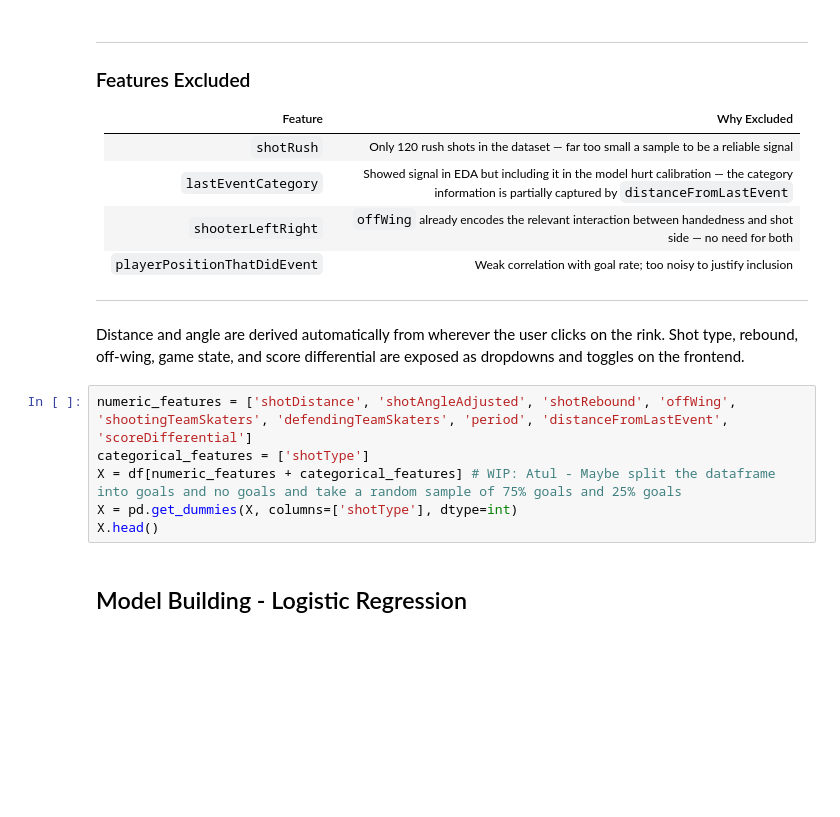
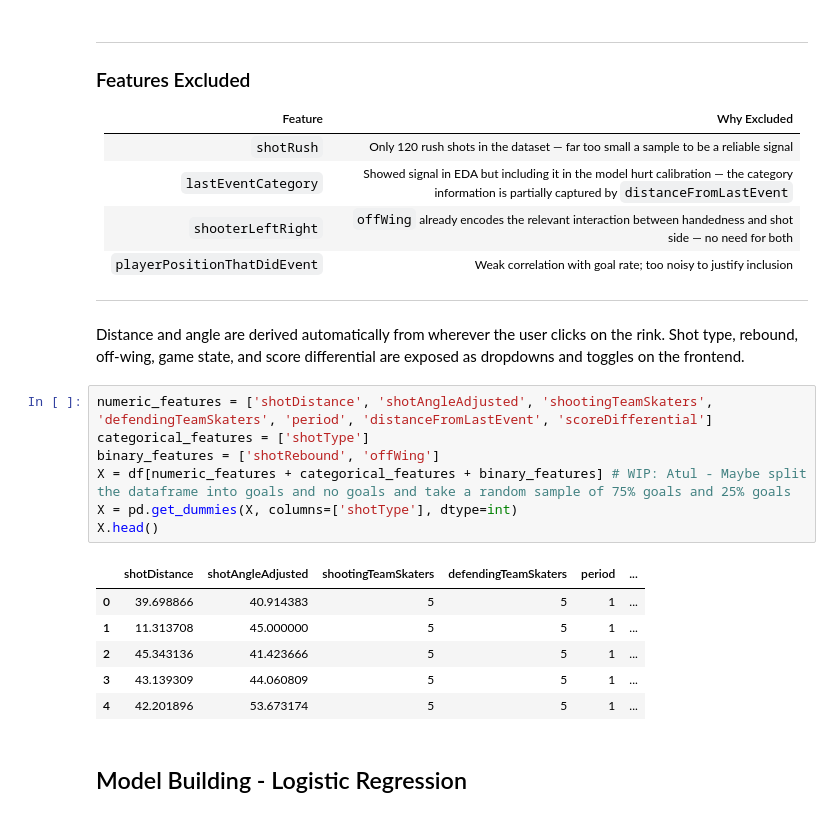
Before and after one commit to siqbal21/NHL-Shot-Probability-Machine-Learning-Model, a Jupyter notebook: backend/xg_model.ipynb, the cells around one changed output. Cells and saved outputs as stored; diff of their text form; blank space fills up the shorter version.

Commit message:
Move shotRebound from numeric_features to new binary_features list

```diff
--- a/backend/xg_model.ipynb
+++ b/backend/xg_model.ipynb
@@ -391,11 +565,19 @@ After completing our EDA, we selected the following features for the model. The
 
 Distance and angle are derived automatically from wherever the user clicks on the rink. Shot type, rebound, off-wing, game state, and score differential are exposed as dropdowns and toggles on the frontend.
 # %%
-numeric_features = ['shotDistance', 'shotAngleAdjusted', 'shotRebound', 'offWing', 'shootingTeamSkaters', 'defendingTeamSkaters', 'period', 'distanceFromLastEvent', 'scoreDifferential']
+numeric_features = ['shotDistance', 'shotAngleAdjusted', 'shootingTeamSkaters', 'defendingTeamSkaters', 'period', 'distanceFromLastEvent', 'scoreDifferential']
 categorical_features = ['shotType']
-X = df[numeric_features + categorical_features] # WIP: Atul - Maybe split the dataframe into goals and no goals and take a random sample of 75% goals and 25% goals
+binary_features = ['shotRebound', 'offWing']
+X = df[numeric_features + categorical_features + binary_features] # WIP: Atul - Maybe split the dataframe into goals and no goals and take a random sample of 75% goals and 25% goals
 X = pd.get_dummies(X, columns=['shotType'], dtype=int)
 X.head()
+# %% [output]
+|  | shotDistance | shotAngleAdjusted | shootingTeamSkaters | defendingTeamSkaters | period | ... |
+| 0 | 39.698866 | 40.914383 | 5 | 5 | 1 | ... |
+| 1 | 11.313708 | 45.000000 | 5 | 5 | 1 | ... |
+| 2 | 45.343136 | 41.423666 | 5 | 5 | 1 | ... |
+| 3 | 43.139309 | 44.060809 | 5 | 5 | 1 | ... |
+| 4 | 42.201896 | 53.673174 | 5 | 5 | 1 | ... |
 # %% [markdown]
 ## Model Building - Logistic Regression
 # %%
```
Also changed, not shown: parts of 44 cells of this notebook, 1 other file.
